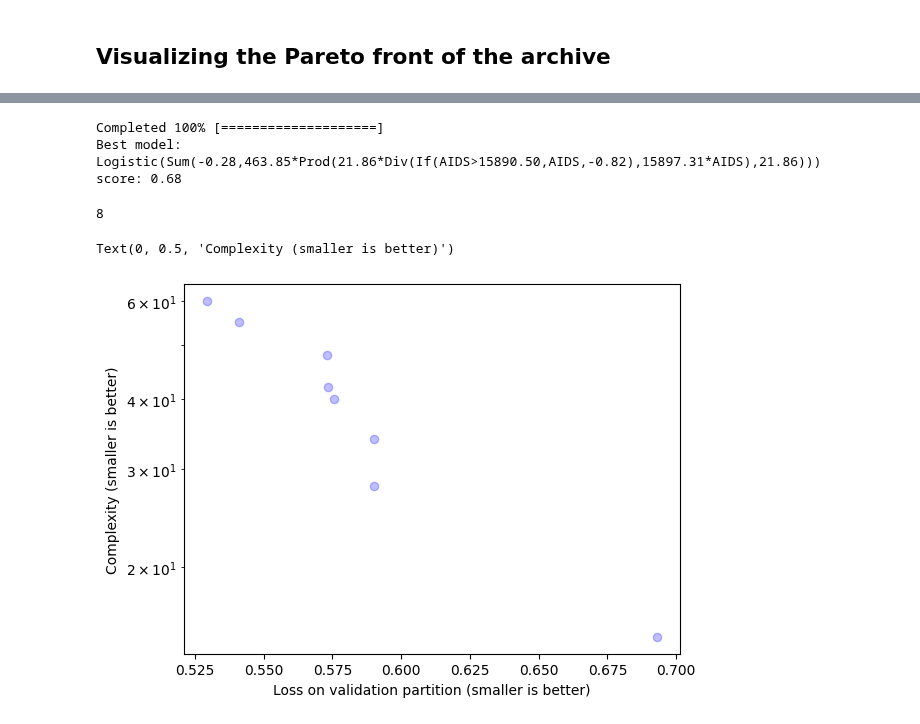
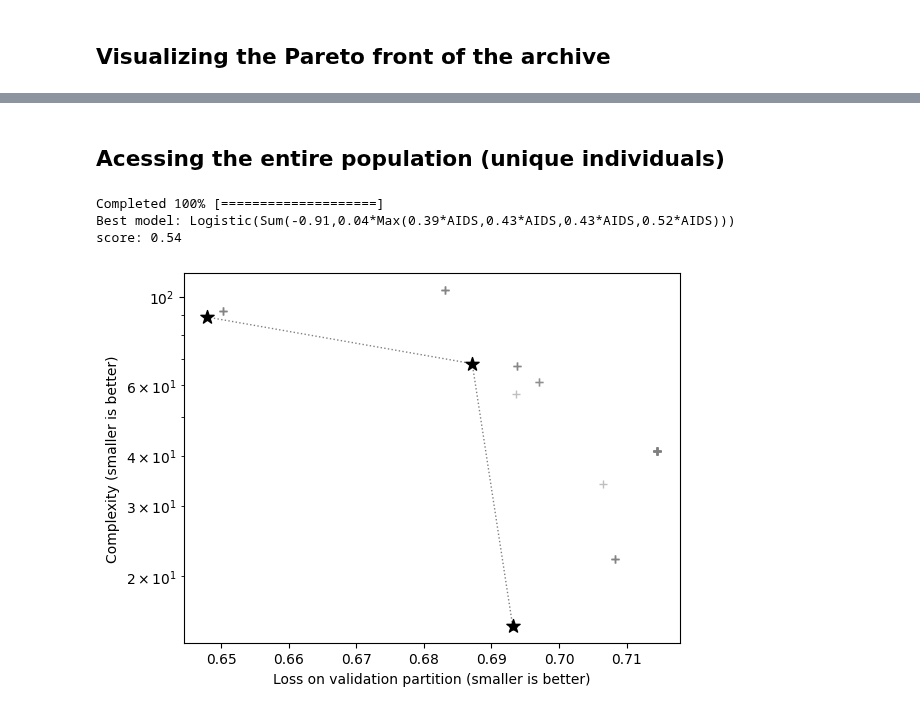
Before and after one commit to cavalab/brush, a Jupyter notebook: docs/guide/archive.ipynb, the cells around one changed output, grey strips where cells are left out. Saved outputs shown, nothing was run; the diff lists cells and outputs as text; code cells hidden in the pictures.

```diff
--- a/docs/guide/archive.ipynb
+++ b/docs/guide/archive.ipynb
@@ -18,9 +18,7 @@ X = df.drop(columns='target')
 y = df['target']
 # %%
 est = BrushClassifier(
-    # functions=['Logistic', 'OffsetSum', 'SplitBest','Add','Mul','Sin','Cos','Exp','Logabs'],
     functions=['SplitBest','Add','Mul','Sin','Cos','Exp','Logabs'],
-    use_arch=True,
     objectives=["scorer", "linear_complexity"],
     scorer='balanced_accuracy', # brush implements several metrics for clf and reg!
     max_gens=100,
@@ -154,9 +134,8 @@ import matplotlib.pyplot as plt
 
 xs, ys = [], []
 for ind in est.archive_:
-    # We should look at the same objectives to get a valid pareto front
-    xs.append(ind['fitness']['loss'])
-    ys.append(ind['fitness']['linear_complexity'])
+    xs.append(ind.fitness.loss_v)
+    ys.append(ind.fitness.linear_complexity)
 
 print(len(xs))
 plt.scatter(xs, ys, alpha=0.25, c='b', linewidth=1.0)
@@ -174,9 +149,10 @@ If not using archive, then the unique individuals from the final population will
+# %% [markdown]
+## Acessing the entire population (unique individuals)
 # %%
 est = BrushClassifier(
     # functions=['SplitBest','Add','Mul','Sin','Cos','Exp','Logabs'],
-    use_arch=True,
     objectives=["scorer", "linear_complexity"],
-    max_depth=15,
+    max_depth=5,
     max_size=75,
     max_gens=100,
     pop_size=200,
@@ -189,21 +165,28 @@ print("Best model:", est.best_estimator_.get_model())
 print('score:', est.score(X,y))
 # %% [output]
 Completed 100% [====================]
-Best model: Logistic(Sum(-0.28,463.85*Prod(21.86*Div(If(AIDS>15890.50,AIDS,-0.82),15897.31*AIDS),21.86)))
-score: 0.68
+Best model: Logistic(Sum(-0.91,0.04*Max(0.39*AIDS,0.43*AIDS,0.43*AIDS,0.52*AIDS)))
+score: 0.54
 # %%
+plt.figure()
+
+xs, ys = [], []
+for ind in est.population_:
+    # use the same as the objectives
+    xs.append(ind.fitness.loss_v)
+    ys.append(ind.fitness.linear_complexity)
+plt.scatter(xs, ys, alpha=0.5, c='gray', marker='+', linewidth=1.0)
+
 xs, ys = [], []
 for ind in est.archive_:
-    # use the same as the objectives
-    xs.append(ind['fitness']['loss'])
-    ys.append(ind['fitness']['linear_complexity'])
+    xs.append(ind.fitness.loss_v)
+    ys.append(ind.fitness.linear_complexity)
+plt.scatter(xs, ys, alpha=1.0, c='k', marker='*', s=100, linewidth=1.0)
+plt.plot(xs, ys, alpha=0.5, c='k', ls=':', linewidth=1.0)
 
-print(len(xs))
-plt.scatter(xs, ys, alpha=0.25, c='b', linewidth=1.0)
 plt.yscale('log')
 plt.xlabel("Loss on validation partition (smaller is better)")
 plt.ylabel("Complexity (smaller is better)")
+plt.show()
 # %% [output]
-8
-Text(0, 0.5, 'Complexity (smaller is better)')
-[figure, old version]
+[figure, new version]
```
Also changed, not shown: parts of 17 cells of this notebook, 22 other files.
